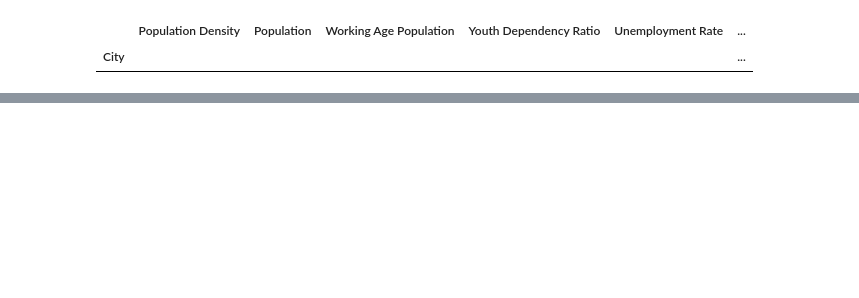
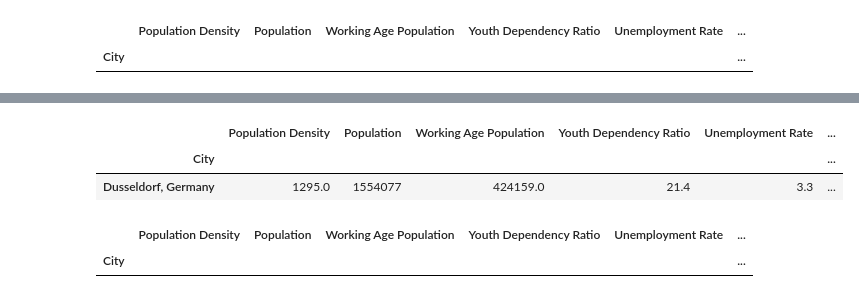
Before and after one commit to matilderodrigues22/Projeto-ciencia-de-dados-Group04, a Jupyter notebook: projeto citys.ipynb, the cells around one changed output, grey strips where cells are left out. Saved outputs shown, nothing was run; the diff lists cells and outputs as text; code cells hidden in the pictures; blank space fills up the shorter version.

```diff
--- a/projeto citys.ipynb
+++ b/projeto citys.ipynb
@@ -111,0 +138,13 @@ citys1[citys1['Working Age Population '].isnull()]
+# %%
+citys1[citys1["Main Spoken Languages"].isnull()] #nesta coluna a cidade de Dusseldorf tem missing values nas linguas mais faladas
+#https://citiesinsider.com/country/germany/dusseldorf/languages/en?ut - retiramos daqui as linguas mais faladas em Dusseldorf que são o alemao e o ingles
+# %% [output]
+|  | Population Density | Population | Working Age Population | Youth Dependency Ratio | Unemployment Rate | ... |
+| City |  |  |  |  |  | ... |
+| Dusseldorf, Germany | 1295.0 | 1554077 | 424159.0 | 21.4 | 3.3 | ... |
+# %%
+citys1["Main Spoken Languages"]=citys1["Main Spoken Languages"].fillna("German,English")
+citys1[citys1["Main Spoken Languages"].isnull()]
+# %% [output]
+|  | Population Density | Population | Working Age Population | Youth Dependency Ratio | Unemployment Rate | ... |
+| City |  |  |  |  |  | ... |
```
Also changed, not shown: parts of 18 cells of this notebook.
